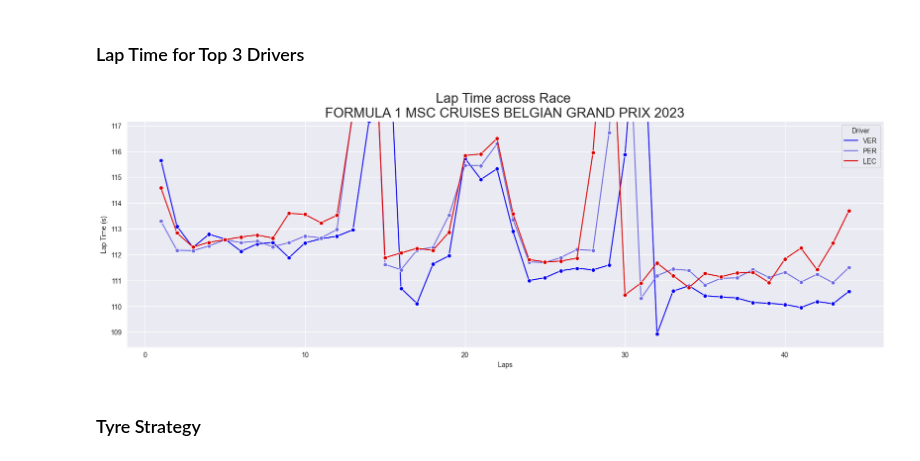
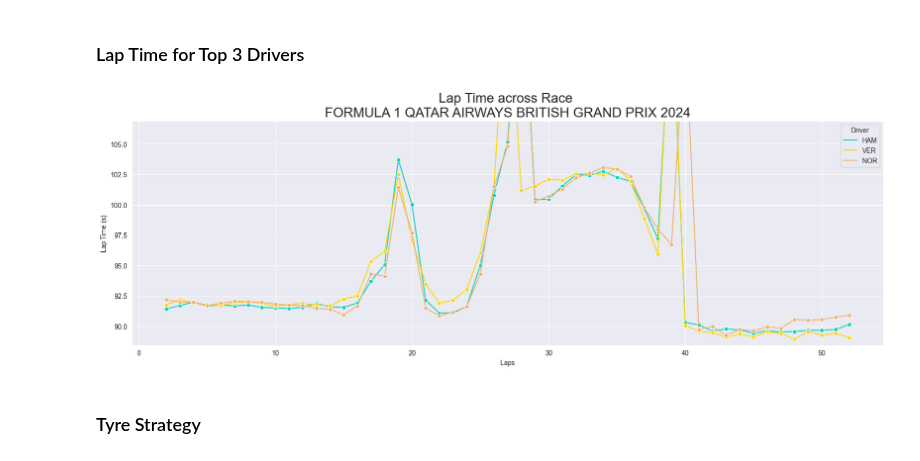
Before and after one commit to edmundhong/formula1-dataanalysis, a Jupyter notebook: Race Analysis.ipynb, the cells around one changed output. Saved outputs shown, nothing was run; the diff lists cells and outputs as text; code cells hidden in the pictures.

```diff
--- a/Race Analysis.ipynb
+++ b/Race Analysis.ipynb
@@ -26,8 +26,8 @@ pd.set_option('display.max_columns', None)
 ### Load Race(Input Race Name and Year)
 # %%
 # input session and year
-year = 2023
-location = 'Belgium'
+year = 2024
+location = 'British'
 
 # get session
 """
@@ -114,10 +111,7 @@ plt.show()
 driver_color = {}
 for index,lap in df.iterrows():
     driver = lap['Driver']
-    if driver == 'RIC':
-        driver_color[driver] = fastf1.plotting.driver_color('DEV')
-    else:
-        driver_color[driver] = fastf1.plotting.driver_color(driver)
+    driver_color[driver] = fastf1.plotting.driver_color(driver)
 
 # Plot box whisker plots for lap time distribution of each driver
 plt.figure(figsize=(20,10))
@@ -168,23 +162,30 @@ Text(0.5, 1.0, 'Sector 3')
 # %%
 # top 3 Drivers (based on final result)
 top_3_drivers = list(race.results.Abbreviation.iloc[:3])
 
 # data cleaning
 df_top3 = df.loc[df.Driver.isin(top_3_drivers),['LapTime','LapNumber','Driver']]
 df_top3 = df_top3.reset_index(drop=True)
 
 plt.figure(figsize=(20,6))
 sns.lineplot(df_top3, x=df_top3['LapNumber'], y=df_top3['LapTime'], marker = "o", hue=df_top3['Driver'], palette = driver_color)
 plt.ylabel('Lap Time (s)')
 plt.xlabel('Laps')
 plt.title('Lap Time across Race \n'+race_name,  fontsize=20)
 if not rain:
     plt.ylim(min(df_top3.LapTime)-0.5, min(df_top3.LapTime)+5)
 else:
-    plt.ylim(min(df_top3.LapTime)-0.5, df_top3.LapTime.median()+5)
+    plt.ylim(min(df_top3.LapTime)-0.5, df_top3.LapTime.median()+15)
+
+# optional
+# plt.xlim(39,52)
+# plt.ylim(min(df_top3.LapTime)-1, df_top3.LapTime.median()+1)
+# # plt.axvspan(12, 18, color='blue', alpha=0.2, label = 'dry-intermediate')
+# plt.text(46, max(df_top3.LapTime.median() -4, min(df_top3.LapTime) + 2), 'dry', horizontalalignment='center', verticalalignment='center', fontsize=12, color='black', backgroundcolor='red', alpha=0.5)
+
 plt.show()
 # %% [output]
-[figure, old version]
+[figure, new version]
 # %% [markdown]
 ### Tyre Strategy
 # %%
```
Also changed, not shown: parts of 9 cells of this notebook, 1 other file.
